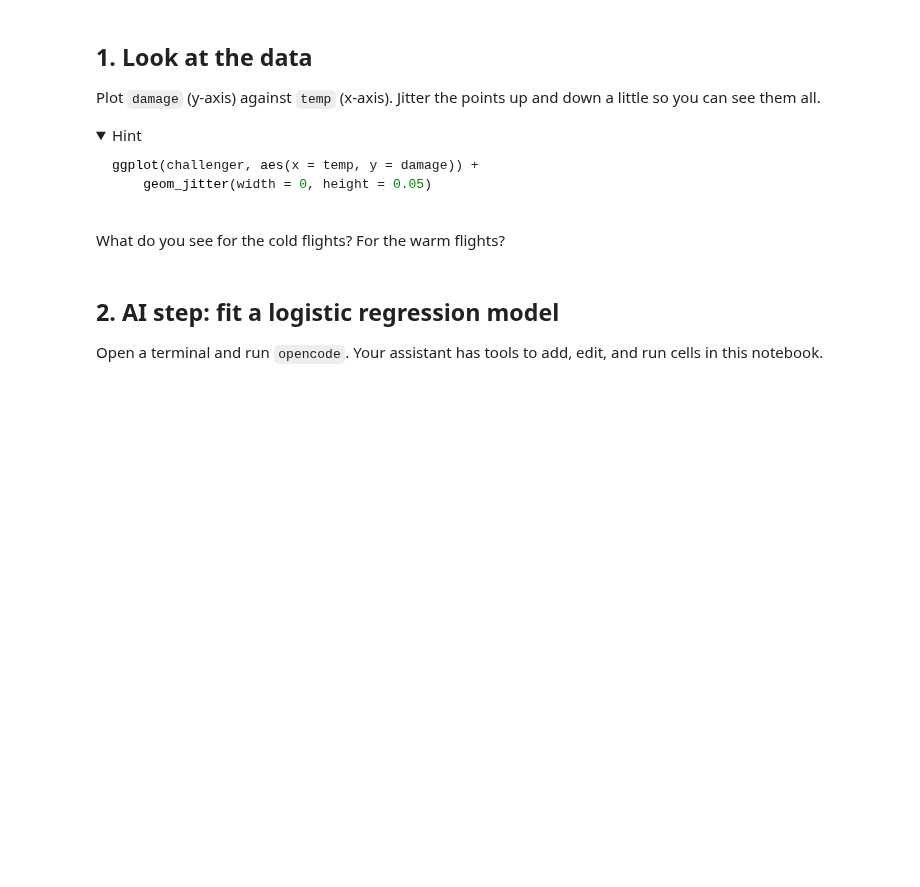
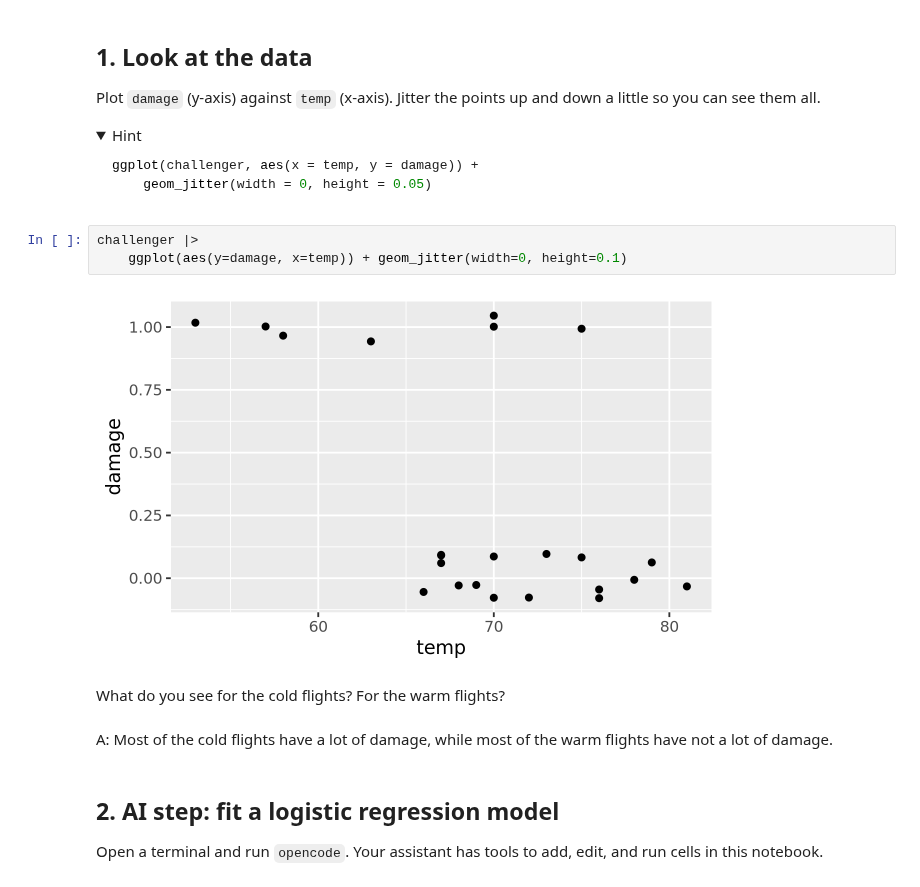
Before and after one commit to sophiaemcreynolds/codespace_9.30_512, a Jupyter notebook: exercises/11-challenger-exercise.ipynb, the cells around one changed output. Saved outputs shown, nothing was run; the diff lists cells and outputs as text; folded sections open; blank space fills up the shorter version.

Commit message:
complete exercises/11-challenger-exercise.ipynb

````diff
--- a/exercises/11-challenger-exercise.ipynb
+++ b/exercises/11-challenger-exercise.ipynb
@@ -52,8 +73,15 @@ ggplot(challenger, aes(x = temp, y = damage)) +
 ```
 
 </details>
+# %%
+challenger |>
+    ggplot(aes(y=damage, x=temp)) + geom_jitter(width=0, height=0.1)
+# %% [output]
+[figure, added]
 # %% [markdown]
 What do you see for the cold flights? For the warm flights?
+# %% [markdown]
+A: Most of the cold flights have a lot of damage, while most of the warm flights have not a lot of damage.
 # %% [markdown]
 ## 2. AI step: fit a logistic regression model
 
````
Also changed, not shown: parts of 8 cells of this notebook.
